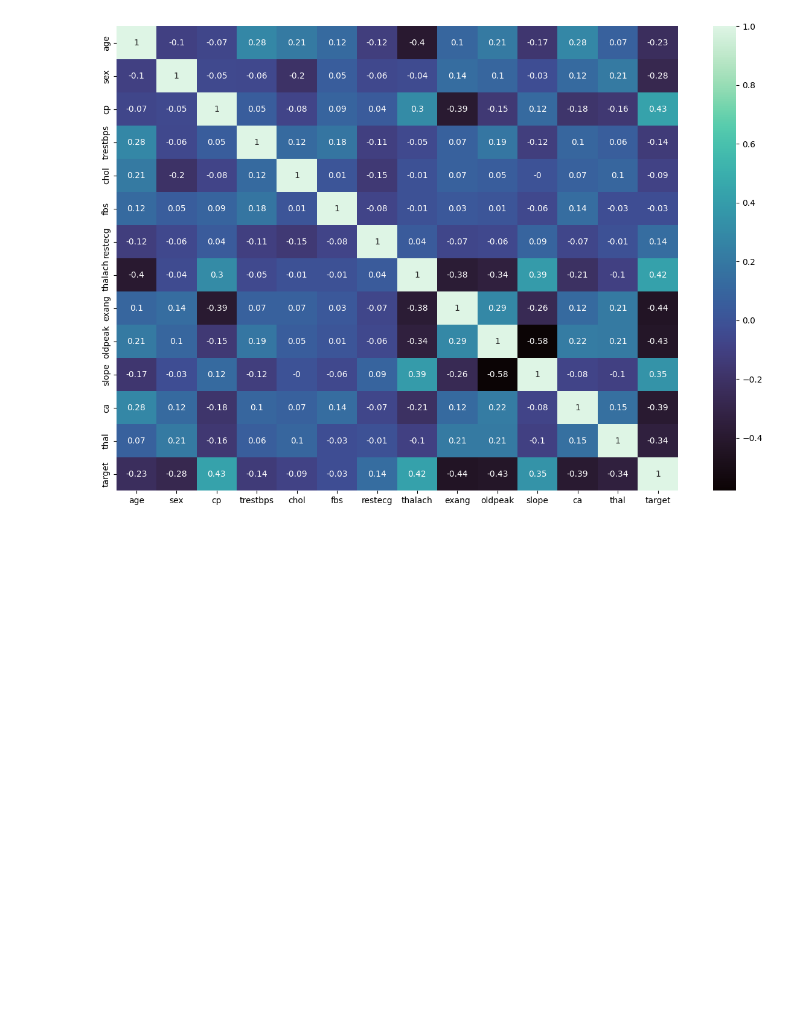
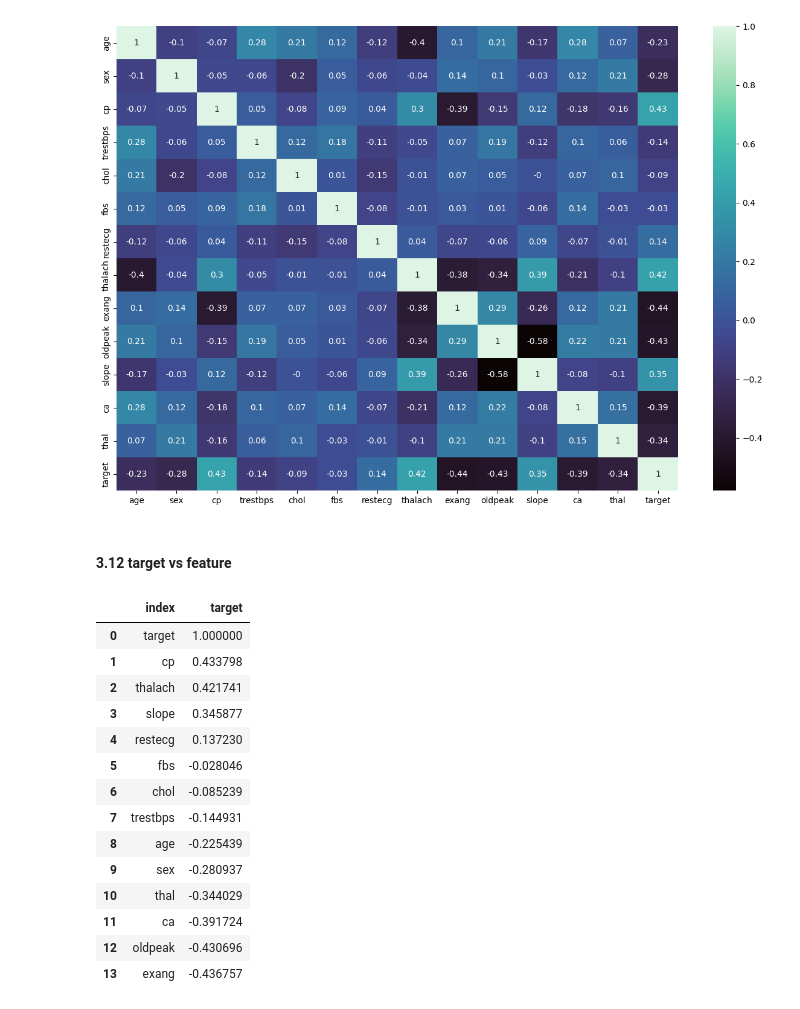
Before and after one commit to draj-codes/heart-disease, a Jupyter notebook: ml_model/heat disease.ipynb, the cells around one changed output. Cells and saved outputs as stored; diff of their text form; code cells hidden in the pictures; blank space fills up the shorter version.

```diff
--- a/ml_model/heat disease.ipynb
+++ b/ml_model/heat disease.ipynb
@@ -191,0 +196,20 @@ plt.show()
+# %% [markdown]
+#### 3.12 target vs feature
+# %%
+df.corr()['target'].sort_values(ascending = False).reset_index()
+# %% [output]
+|  | index | target |
+| 0 | target | 1.000000 |
+| 1 | cp | 0.433798 |
+| 2 | thalach | 0.421741 |
+| 3 | slope | 0.345877 |
+| 4 | restecg | 0.137230 |
+| 5 | fbs | -0.028046 |
+| 6 | chol | -0.085239 |
+| 7 | trestbps | -0.144931 |
+| 8 | age | -0.225439 |
+| 9 | sex | -0.280937 |
+| 10 | thal | -0.344029 |
+| 11 | ca | -0.391724 |
+| 12 | oldpeak | -0.430696 |
+| 13 | exang | -0.436757 |
```
Also changed, not shown: parts of 2 cells of this notebook.
